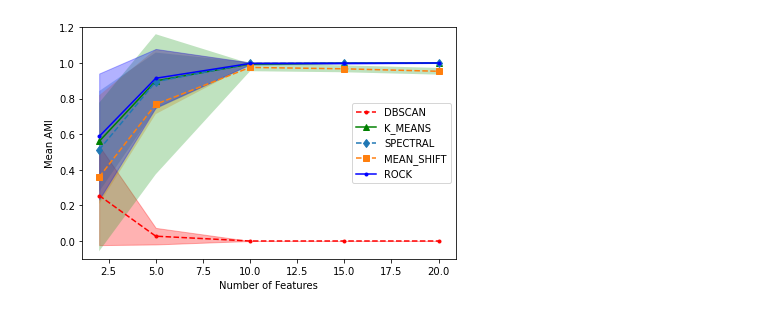
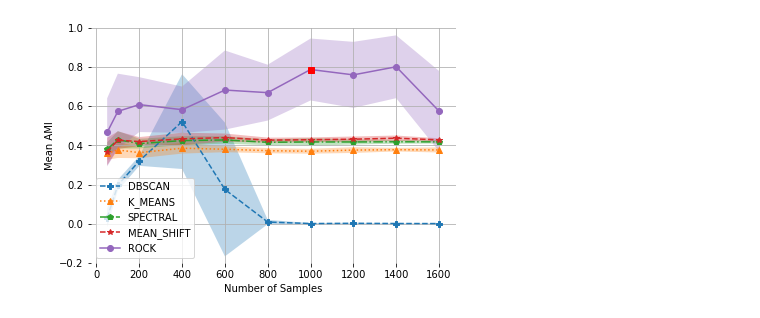
Before and after one commit to thullmann/overoptimism-clust-algo, a Jupyter notebook: notebooks/Comparisons/Generate_Comparison_Figures.ipynb, the cells around one changed output. Drawn from its saved outputs; the diff is of its cells as text; code cells hidden in the pictures.

```diff
--- a/notebooks/Comparisons/Generate_Comparison_Figures.ipynb
+++ b/notebooks/Comparisons/Generate_Comparison_Figures.ipynb
@@ -5,32 +20,32 @@ import matplotlib.pyplot as plt
 # %%
-two_moons_samples = pd.read_csv('../../results/two_moons_analysis_samples.csv')
-two_moons_jitter = pd.read_csv('../../results/two_moons_analysis_jitter.csv')
-blobs = pd.read_csv('../../results/den_blobs_analysis_dim.csv')
+two_moons_samples = pd.read_csv('../../results/analysis/two_moons_analysis_samples.csv')
+two_moons_jitter = pd.read_csv('../../results/analysis/two_moons_analysis_jitter.csv')
+blobs = pd.read_csv('../../results/analysis/den_blobs_analysis_dim.csv')
 # %%
-mean_std_1 = two_moons_results.groupby('n_samples')[['ROCK', 'DBSCAN', 'K_MEANS', 'SPECTRAL', 'MEAN_SHIFT']].agg([np.mean, np.std])
+mean_std_1 = two_moons_samples.groupby('n_samples')[['ROCK', 'DBSCAN', 'K_MEANS', 'SPECTRAL', 'MEAN_SHIFT']].agg([np.mean, np.std])
 mean_std_2 = two_moons_jitter.groupby('jitter')[['ROCK', 'DBSCAN', 'K_MEANS', 'SPECTRAL', 'MEAN_SHIFT']].agg([np.mean, np.std])
 mean_std_3 = blobs.groupby('features')[['ROCK', 'DBSCAN', 'K_MEANS', 'SPECTRAL', 'MEAN_SHIFT']].agg([np.mean, np.std])
 # %%
 def generate_figure(mean_std, xlabel):
-    plt.plot(mean_std.index, mean_std['DBSCAN']['mean'], 'r.--', label='DBSCAN')
-    plt.fill_between(mean_std.index, mean_std['DBSCAN']['mean'] - mean_std['DBSCAN']['std'], mean_std['DBSCAN']['mean'] + mean_std['DBSCAN']['std'], color='r', alpha=0.3)
+    fig, ax = plt.subplots(1,1)
 
-    plt.plot(mean_std.index, mean_std['K_MEANS']['mean'], 'g^-', label='K_MEANS')
-    plt.fill_between(mean_std.index, mean_std['K_MEANS']['mean'] - mean_std['K_MEANS']['std'], mean_std['K_MEANS']['mean'] + mean_std['K_MEANS']['std'], alpha=0.3)
+    ax.plot(mean_std.index, mean_std['DBSCAN']['mean'], linestyle='--', marker='P', label='DBSCAN')
+    ax.fill_between(mean_std.index, mean_std['DBSCAN']['mean'] - mean_std['DBSCAN']['std'], mean_std['DBSCAN']['mean'] + mean_std['DBSCAN']['std'], alpha=0.3)
 
-    plt.plot(mean_std.index, mean_std['SPECTRAL']['mean'], 'd--', label='SPECTRAL')
-    plt.fill_between(mean_std.index, mean_std['SPECTRAL']['mean'] - mean_std['SPECTRAL']['std'], mean_std['SPECTRAL']['mean'] + mean_std['SPECTRAL']['std'], alpha=0.3)
+    ax.plot(mean_std.index, mean_std['K_MEANS']['mean'], linestyle=":", marker='^', label='K_MEANS')
+    ax.fill_between(mean_std.index, mean_std['K_MEANS']['mean'] - mean_std['K_MEANS']['std'], mean_std['K_MEANS']['mean'] + mean_std['K_MEANS']['std'], alpha=0.3)
 
-    plt.plot(mean_std.index, mean_std['MEAN_SHIFT']['mean'], 's--', label='MEAN_SHIFT')
-    plt.fill_between(mean_std.index, mean_std['MEAN_SHIFT']['mean'] - mean_std['MEAN_SHIFT']['std'], mean_std['MEAN_SHIFT']['mean'] + mean_std['MEAN_SHIFT']['std'], alpha=0.3)
+    ax.plot(mean_std.index, mean_std['SPECTRAL']['mean'], linestyle='-.', marker='p', label='SPECTRAL')
+    ax.fill_between(mean_std.index, mean_std['SPECTRAL']['mean'] - mean_std['SPECTRAL']['std'], mean_std['SPECTRAL']['mean'] + mean_std['SPECTRAL']['std'], alpha=0.3)
 
-    plt.plot(mean_std.index, mean_std['ROCK']['mean'], 'b.-', label='ROCK')
-    plt.fill_between(mean_std.index, mean_std['ROCK']['mean'] - mean_std['ROCK']['std'], mean_std['ROCK']['mean'] + mean_std['ROCK']['std'], color='b', alpha=0.3)
+    ax.plot(mean_std.index, mean_std['MEAN_SHIFT']['mean'], linestyle='--', marker='*', label='MEAN_SHIFT')
+    ax.fill_between(mean_std.index, mean_std['MEAN_SHIFT']['mean'] - mean_std['MEAN_SHIFT']['std'], mean_std['MEAN_SHIFT']['mean'] + mean_std['MEAN_SHIFT']['std'], alpha=0.3)
 
+    ax.plot(mean_std.index, mean_std['ROCK']['mean'], linestyle='-', marker='o', label='ROCK')
+    ax.fill_between(mean_std.index, mean_std['ROCK']['mean'] - mean_std['ROCK']['std'], mean_std['ROCK']['mean'] + mean_std['ROCK']['std'], alpha=0.3)
 
-    plt.ylim(-0.1, 1.2)
     plt.legend()
     plt.xlabel(xlabel)
     plt.ylabel('Mean AMI')
     plt.tight_layout()
-    plt.savefig('../../figures/two_moons_analysis_samples.png')
+    #plt.savefig('../../figures/two_moons_analysis_samples.png')
@@ -45,4 +52,7 @@ generate_figure(mean_std_2, 'Jitter')
-# %%
-generate_figure(mean_std_3, 'Number of Features')
-# %% [output]
-[figure, removed]
+# %%
+generate_figure(mean_std_1, 'Number of Samples')
+plt.plot(1000, 0.7881, 'rs')
+plt.ylim(-0.2, 1.0)
+plt.savefig('two_moons_analysis_samples.png')
+# %% [output]
+[figure, added]
```
Also changed, not shown: parts of 7 cells of this notebook, 21 other files.
